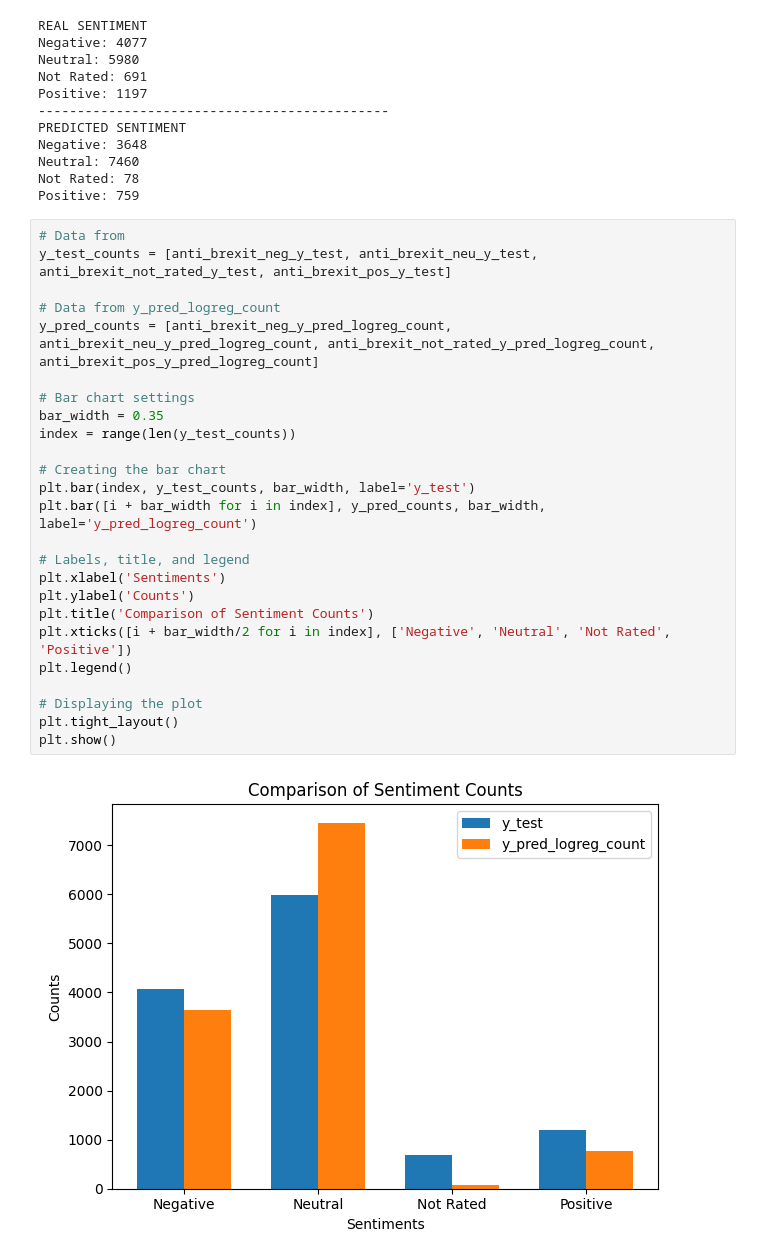
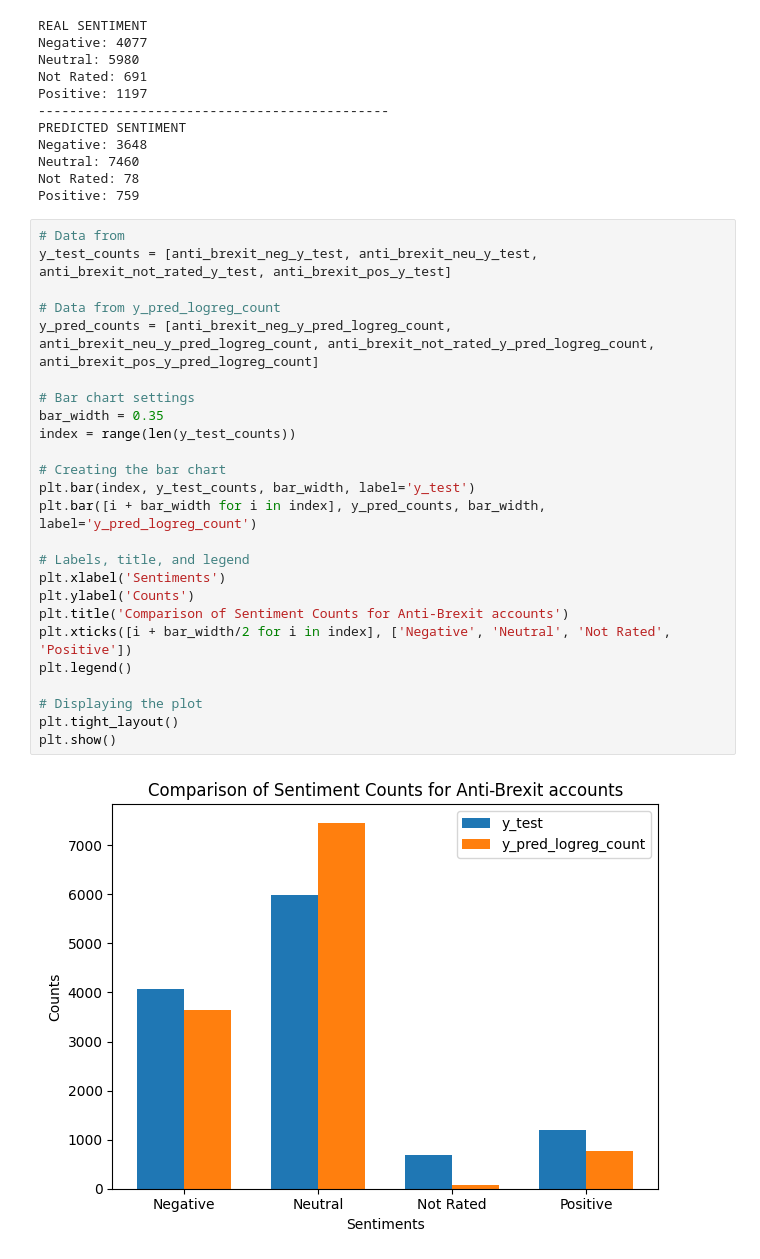
Before and after one commit to Pramsi/Can-t_tame_that_Python_Semester_Project, a Jupyter notebook: Can't_tame_that_Python_Semester_Project.ipynb, the cells around one changed output. Saved outputs shown, nothing was run; the diff lists cells and outputs as text.

```diff
--- a/Can't_tame_that_Python_Semester_Project.ipynb
+++ b/Can't_tame_that_Python_Semester_Project.ipynb
@@ -1012,27 +1012,27 @@ Positive: 759
 # %%
 # Data from
 y_test_counts = [anti_brexit_neg_y_test, anti_brexit_neu_y_test, anti_brexit_not_rated_y_test, anti_brexit_pos_y_test]
 
 # Data from y_pred_logreg_count
 y_pred_counts = [anti_brexit_neg_y_pred_logreg_count, anti_brexit_neu_y_pred_logreg_count, anti_brexit_not_rated_y_pred_logreg_count, anti_brexit_pos_y_pred_logreg_count]
 
 # Bar chart settings
 bar_width = 0.35
 index = range(len(y_test_counts))
 
 # Creating the bar chart
 plt.bar(index, y_test_counts, bar_width, label='y_test')
 plt.bar([i + bar_width for i in index], y_pred_counts, bar_width, label='y_pred_logreg_count')
 
 # Labels, title, and legend
 plt.xlabel('Sentiments')
 plt.ylabel('Counts')
-plt.title('Comparison of Sentiment Counts')
+plt.title('Comparison of Sentiment Counts for Anti-Brexit accounts')
 plt.xticks([i + bar_width/2 for i in index], ['Negative', 'Neutral', 'Not Rated', 'Positive'])
 plt.legend()
 
 # Displaying the plot
 plt.tight_layout()
 plt.show()
 # %% [output]
-[figure, old version]
+[figure, new version]
```
Also changed, not shown: parts of 7 cells of this notebook.
